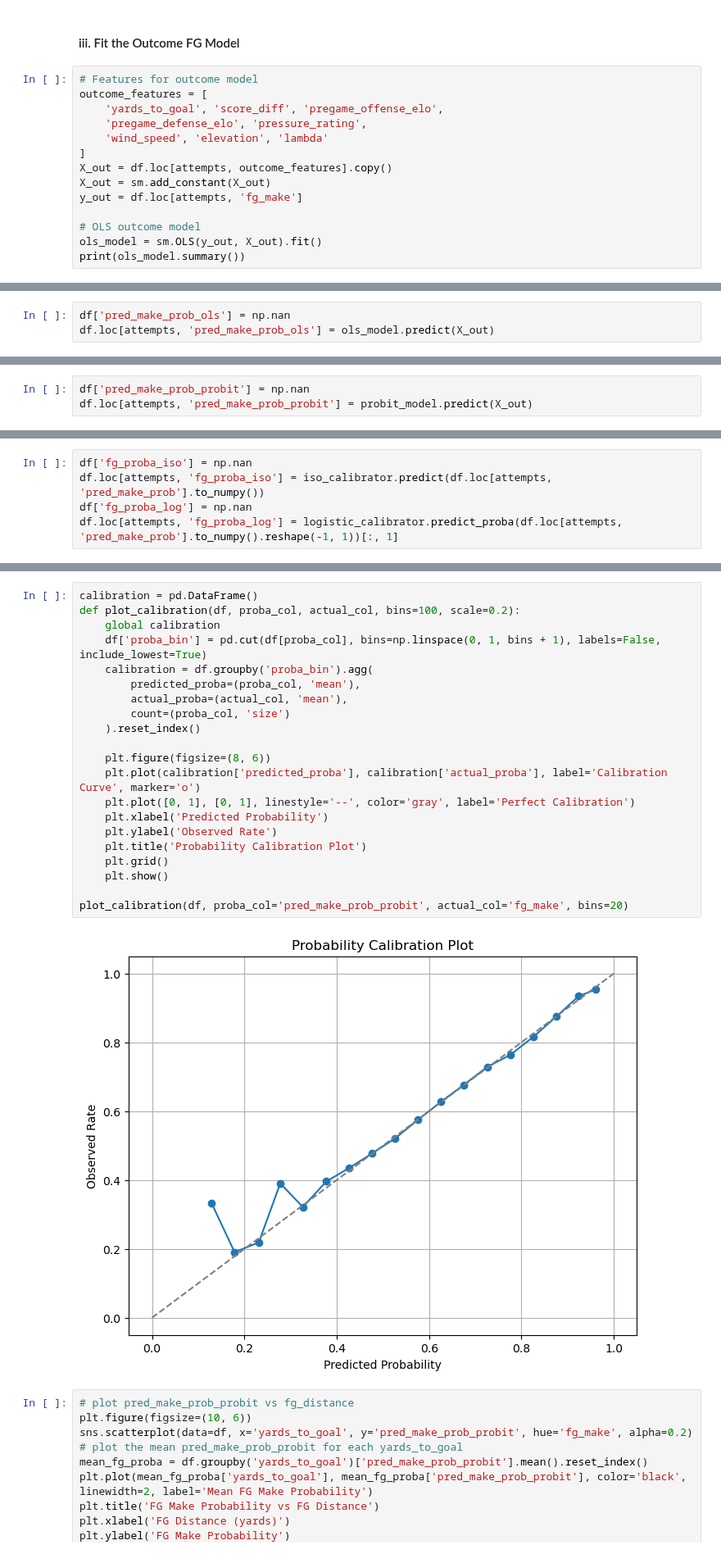
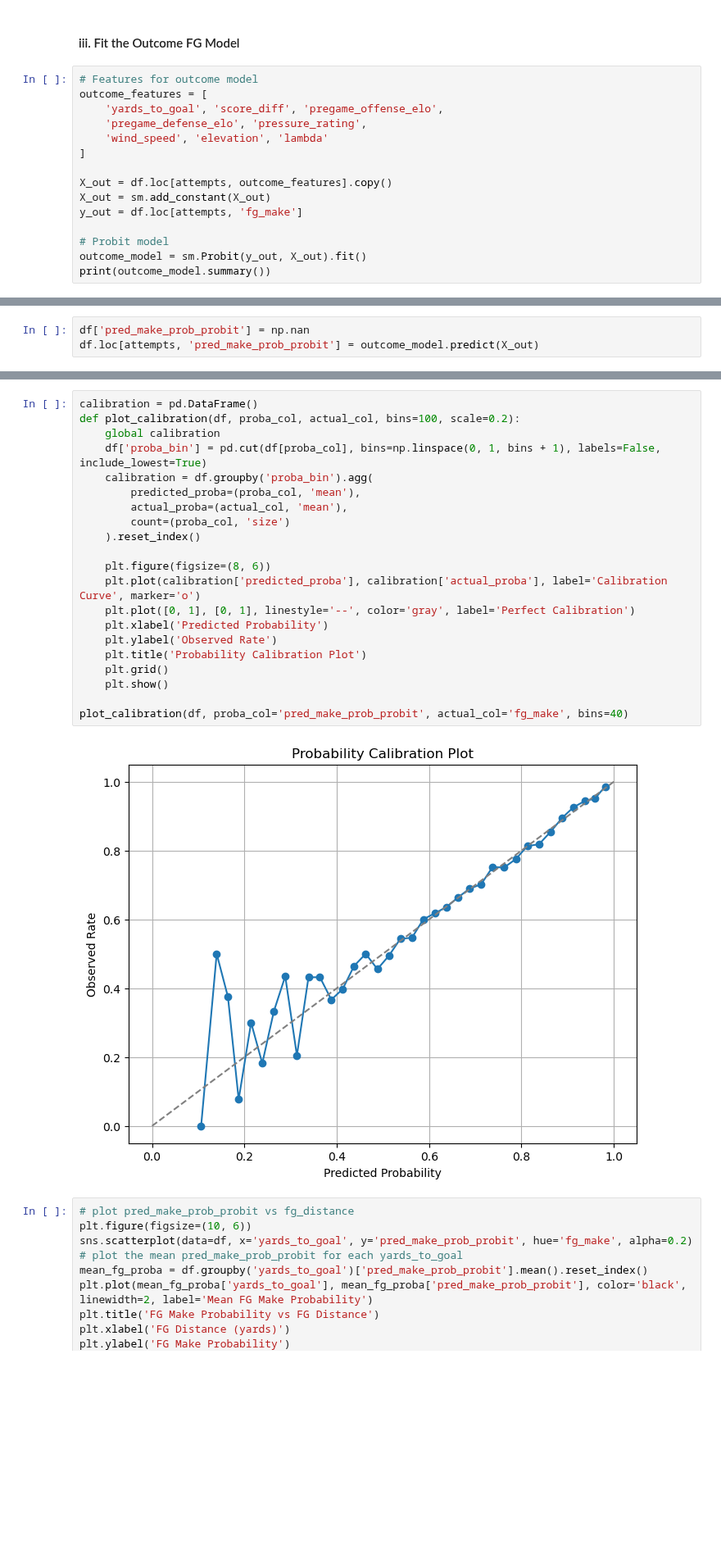
Before and after one commit to lneuendorf/4th-down-models, a Jupyter notebook: notebooks/field_goal_heckman_model.ipynb, the cells around one changed output, grey strips where cells are left out. Shown at 82% size. Drawn from its saved outputs; the diff is of its cells as text; blank space fills up the shorter version.

Commit message:
finished field goal heckman selection model

```diff
--- a/notebooks/field_goal_heckman_model.ipynb
+++ b/notebooks/field_goal_heckman_model.ipynb
@@ -695,11 +695,12 @@ outcome_features = [
     'pregame_defense_elo', 'pressure_rating',
     'wind_speed', 'elevation', 'lambda'
 ]
+
 X_out = df.loc[attempts, outcome_features].copy()
 X_out = sm.add_constant(X_out)
 y_out = df.loc[attempts, 'fg_make']
 
-# OLS outcome model
-ols_model = sm.OLS(y_out, X_out).fit()
-print(ols_model.summary())
+# Probit model
+outcome_model = sm.Probit(y_out, X_out).fit()
+print(outcome_model.summary())
 # %% [output]
@@ -743,3 +724,3 @@ print(vif_data)
 # %%
-df['pred_make_prob_ols'] = np.nan
-df.loc[attempts, 'pred_make_prob_ols'] = ols_model.predict(X_out)
+df['pred_make_prob_probit'] = np.nan
+df.loc[attempts, 'pred_make_prob_probit'] = outcome_model.predict(X_out)
@@ -781,3 +726,0 @@ lambda                 -0.0359      0.107     -0.336      0.737      -0.245
-# %%
-df['pred_make_prob_probit'] = np.nan
-df.loc[attempts, 'pred_make_prob_probit'] = probit_model.predict(X_out)
@@ -843,5 +726,0 @@ Isotonic Calibrated Brier: 0.16876939574086836
-# %%
-df['fg_proba_iso'] = np.nan
-df.loc[attempts, 'fg_proba_iso'] = iso_calibrator.predict(df.loc[attempts, 'pred_make_prob'].to_numpy())
-df['fg_proba_log'] = np.nan
-df.loc[attempts, 'fg_proba_log'] = logistic_calibrator.predict_proba(df.loc[attempts, 'pred_make_prob'].to_numpy().reshape(-1, 1))[:, 1]
@@ -928,26 +778,26 @@ plot_calibration(df, proba_col='pred_make_prob_probit', actual_col='fg_make', bi
 # %%
 calibration = pd.DataFrame()
 def plot_calibration(df, proba_col, actual_col, bins=100, scale=0.2):
     global calibration
     df['proba_bin'] = pd.cut(df[proba_col], bins=np.linspace(0, 1, bins + 1), labels=False, include_lowest=True)
     calibration = df.groupby('proba_bin').agg(
         predicted_proba=(proba_col, 'mean'),
         actual_proba=(actual_col, 'mean'),
         count=(proba_col, 'size')
     ).reset_index()
 
     plt.figure(figsize=(8, 6))
     plt.plot(calibration['predicted_proba'], calibration['actual_proba'], label='Calibration Curve', marker='o')
     plt.plot([0, 1], [0, 1], linestyle='--', color='gray', label='Perfect Calibration')
     plt.xlabel('Predicted Probability')
     plt.ylabel('Observed Rate')
     plt.title('Probability Calibration Plot')
     plt.grid()
     plt.show()
 
-plot_calibration(df, proba_col='pred_make_prob_probit', actual_col='fg_make', bins=20)
+plot_calibration(df, proba_col='pred_make_prob_probit', actual_col='fg_make', bins=40)
 # %% [output]
-[figure, old version]
+[figure, new version]
 # %%
 # plot pred_make_prob_probit vs fg_distance
 plt.figure(figsize=(10, 6))
```
Also changed, not shown: parts of 12 cells of this notebook, 2 other files.
